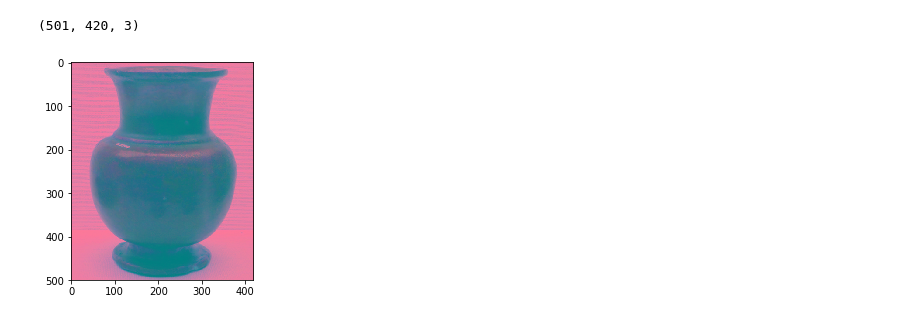
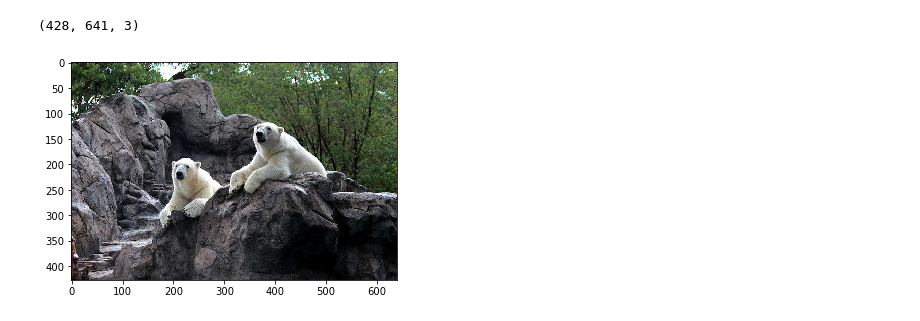
Before and after one commit to MartFire/Saliency-map-segmentation, a Jupyter notebook: Salient Region Detection and Segmentation.ipynb, the cells around one changed output. Saved outputs shown, nothing was run; the diff lists cells and outputs as text; code cells hidden in the pictures.

```diff
--- a/Salient Region Detection and Segmentation.ipynb
+++ b/Salient Region Detection and Segmentation.ipynb
@@ -117,10 +179,10 @@ class Peak:
 # %%
-image = cv2.imread("MSO/img/COCO_COCO_train2014_000000026171.jpg")
+image = cv2.imread("img/COCO_COCO_train2014_000000001737.jpg")
 im = cv2.cvtColor(image,cv2.COLOR_BGR2LAB)
 %matplotlib inline
-plt.pyplot.imshow(im)
+plt.pyplot.imshow(cv2.cvtColor(image,cv2.COLOR_BGR2RGB))
 i_im = cv2.integral(im)
 print(i_im.shape)
 # %% [output]
-(501, 420, 3)
+(428, 641, 3)
-[figure, old version]
+[figure, new version]
```
Also changed, not shown: parts of 10 cells of this notebook.
